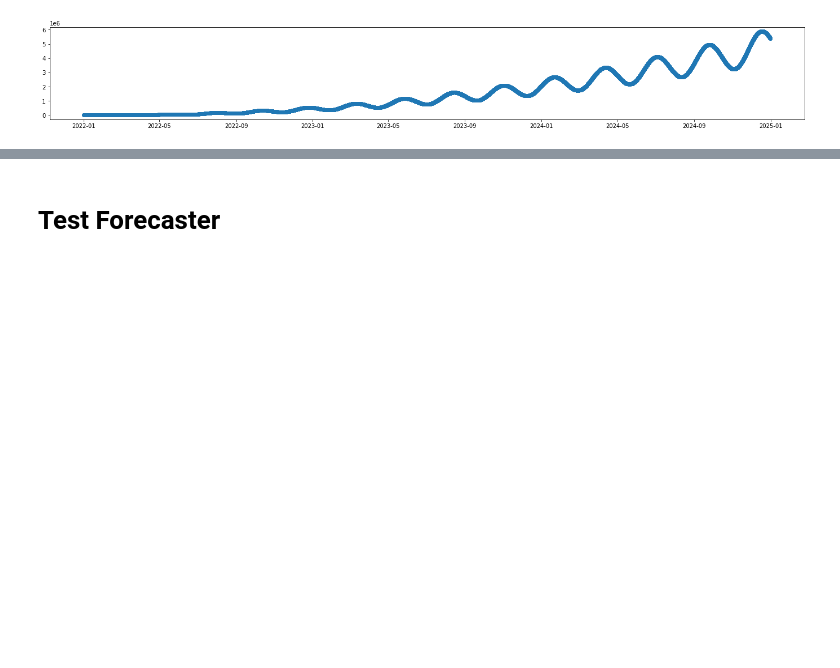
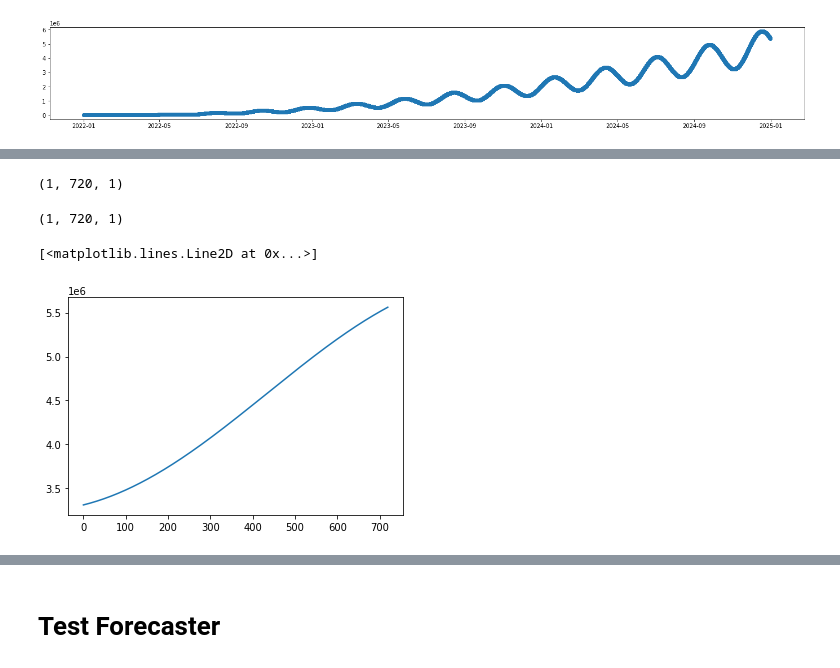
Before and after one commit to Ansebi/Hello_LSTM, a Jupyter notebook: 20220811_hello_LSTM.ipynb, the cells around one changed output, grey strips where cells are left out. Saved outputs shown, nothing was run; the diff lists cells and outputs as text; code cells hidden in the pictures; blank space fills up the shorter version.

```diff
--- a/20220811_hello_LSTM.ipynb
+++ b/20220811_hello_LSTM.ipynb
@@ -82,0 +86,33 @@ print(yhat)
+# %%
+TRAIN_LIMIT = 25000
+# %%
+# split an univariate sequence into samples
+def split_sequence(sequence, n_steps):
+	X, y = [], []
+	for i in range(len(sequence)):
+		# find the end of this pattern
+		end_ix = i + n_steps
+		# check if we are beyond the sequence
+		if end_ix > len(sequence)-1:
+			break
+		# gather input and output parts of the pattern
+		X.append(sequence[i:end_ix])
+		y.append(sequence[end_ix])
+	return array(X), array(y)
+
+# define input sequence
+raw_seq = y[:TRAIN_LIMIT]
+# choose a number of time steps
+n_steps = 24*30
+# split into samples
+x_heads, y_tails = split_sequence(raw_seq, n_steps)
+# reshape from [samples, timesteps] into [samples, timesteps, features]
+n_features = 1
+x_heads = x_heads.reshape((x_heads.shape[0], x_heads.shape[1], n_features))
+# define model
+model = Sequential()
+model.add(LSTM(50, activation='relu', input_shape=(n_steps, n_features)))
+model.add(Dense(1))
+model.compile(optimizer='adam', loss='mse')
+# fit model
+model.fit(x_heads, y_tails, epochs=2, verbose=True)
@@ -82,0 +129,6 @@ print(yhat)
+# %%
+# demonstrate prediction
+x_input = array(y[TRAIN_LIMIT:TRAIN_LIMIT+n_steps])
+x_input = x_input.reshape((1, n_steps, n_features))
+yhat = model.predict(x_input, verbose=True)
+print(yhat)
@@ -82,0 +138,13 @@ print(yhat)
+# %%
+array(y[TRAIN_LIMIT:TRAIN_LIMIT+n_steps])[None,..., None].shape
+# %% [output]
+(1, 720, 1)
+# %%
+x_input.shape
+# %% [output]
+(1, 720, 1)
+# %%
+plt.plot(x_input[0][:])
+# %% [output]
+[<matplotlib.lines.Line2D at 0x...>]
+[figure, added]
```
Also changed, not shown: parts of 10 cells of this notebook.
